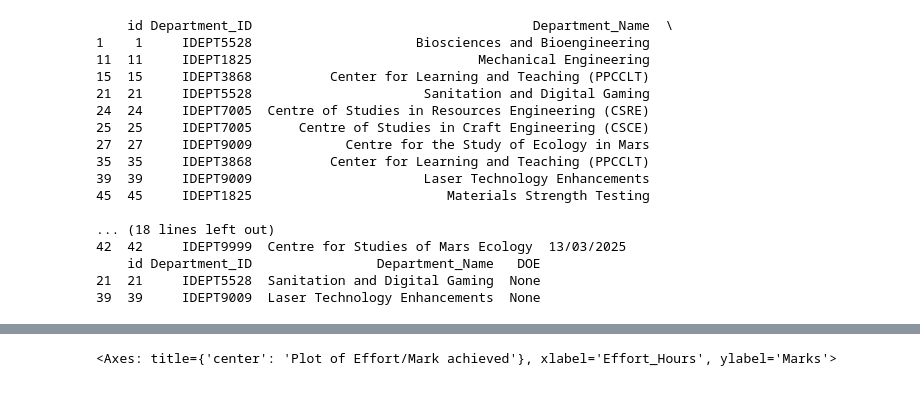
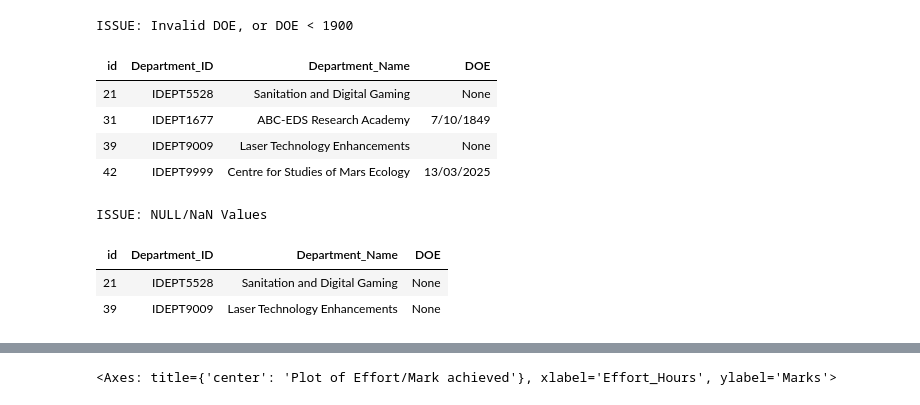
Before and after one commit to jbeau085/DB2-assign2, a Jupyter notebook: DB-Assign2.ipynb, the cells around one changed output, grey strips where cells are left out. Saved outputs shown, nothing was run; the diff lists cells and outputs as text; code cells hidden in the pictures.

```diff
--- a/DB-Assign2.ipynb
+++ b/DB-Assign2.ipynb
@@ -135,37 +179,27 @@ perf_df = pd.read_sql_query("SELECT * FROM studentPerformance", connection)
+# %%
+# Valid DOE and DOE >= 1900
+display_issue(
+    "Invalid DOE, or DOE < 1900",
+    find_invalid_dates(dept_df, "DOE", "1900-01-01")
+)
+# %% [output]
+ISSUE: Invalid DOE, or DOE < 1900
+| id | Department_ID | Department_Name | DOE |
+| 21 | IDEPT5528 | Sanitation and Digital Gaming | None |
+| 31 | IDEPT1677 | ABC-EDS Research Academy | 7/10/1849 |
+| 39 | IDEPT9009 | Laser Technology Enhancements | None |
+| 42 | IDEPT9999 | Centre for Studies of Mars Ecology | 13/03/2025 |
 # %%
-# Cleaning and validating Department Information data
-
-# Department_ID uniqueness
-print(dept_df[dept_df.duplicated(subset=["Department_ID"], keep=False)])
-
-# Department_Name uniqueness
-print(dept_df[dept_df.duplicated(subset=["Department_Name"], keep=False)])
-
-# Valid DOE and DOE > 1900
-ref_date = pd.Timestamp("1900-01-01")
-all_dates = pd.to_datetime(dept_df['DOE'], format="%m/%d/%Y", errors="coerce")
-print(dept_df[all_dates.isna() | (all_dates < ref_date)])
-
 # Missing values
-print(dept_df[dept_df.isna().any(axis=1)])
+display_issue(
+    "NULL/NaN Values",
+    find_missing(dept_df)
+)
 # %% [output]
-    id Department_ID                                    Department_Name  \
-1    1     IDEPT5528                     Biosciences and Bioengineering
-11  11     IDEPT1825                             Mechanical Engineering
-15  15     IDEPT3868          Center for Learning and Teaching (PPCCLT)
-21  21     IDEPT5528                      Sanitation and Digital Gaming
-24  24     IDEPT7005  Centre of Studies in Resources Engineering (CSRE)
-25  25     IDEPT7005      Centre of Studies in Craft Engineering (CSCE)
-27  27     IDEPT9009            Centre for the Study of Ecology in Mars
-35  35     IDEPT3868          Center for Learning and Teaching (PPCCLT)
-39  39     IDEPT9009                      Laser Technology Enhancements
-45  45     IDEPT1825                         Materials Strength Testing
-
-... (18 lines left out)
-42  42     IDEPT9999  Centre for Studies of Mars Ecology  13/03/2025
-    id Department_ID                Department_Name   DOE
-21  21     IDEPT5528  Sanitation and Digital Gaming  None
-39  39     IDEPT9009  Laser Technology Enhancements  None
+ISSUE: NULL/NaN Values
+| id | Department_ID | Department_Name | DOE |
+| 21 | IDEPT5528 | Sanitation and Digital Gaming | None |
+| 39 | IDEPT9009 | Laser Technology Enhancements | None |
 # %%
 # Cleaning and validating Student Couselling data
 
```
Also changed, not shown: parts of 9 cells of this notebook.
